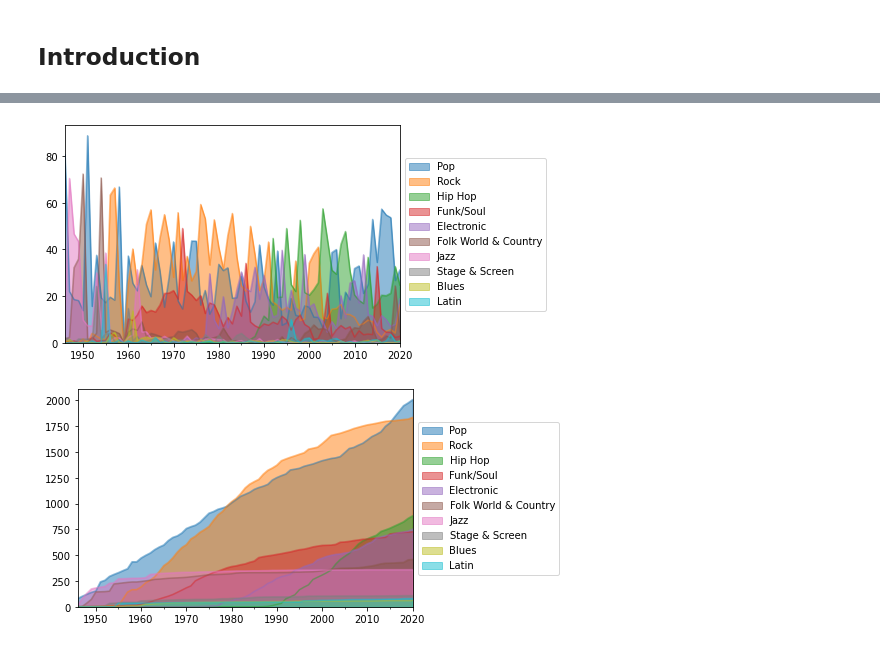
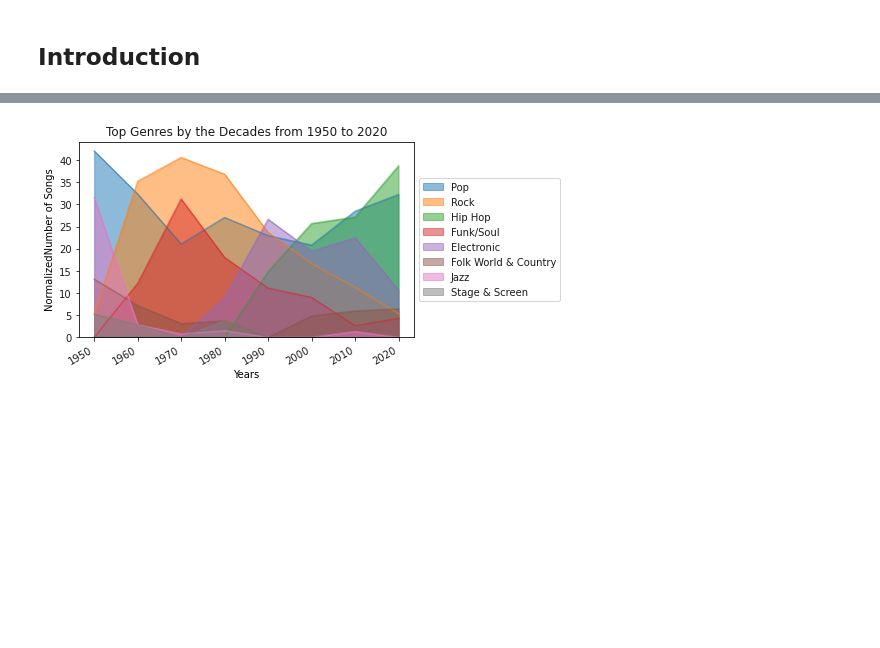
Before and after one commit to olincollege/music-genres-over-time, a Jupyter notebook: music-genres-over-time.ipynb, the cells around one changed output, grey strips where cells are left out. Cells and saved outputs as stored; diff of their text form; code cells hidden in the pictures; blank space fills up the shorter version.

Commit message:
Add visualizations to computational essay.
Add all three visualizations to compuational essay. Changed visualizations.py so that we can display the plots in jupyter notebook.

```diff
--- a/music-genres-over-time.ipynb
+++ b/music-genres-over-time.ipynb
@@ -17,8 +155,6 @@ The autoreload extension is already loaded. To reload it, use:
 # %%
-from visualizations import (density_chart, density_chart_cumulative)
+from visualizations import area_chart_decades
 
-density_chart()
-density_chart_cumulative()
+area_chart_decades()
 # %% [output]
-[figure, old version]
+[figure, new version]
-[figure, removed]
```
Also changed, not shown: parts of 14 cells of this notebook, 2 other files.
